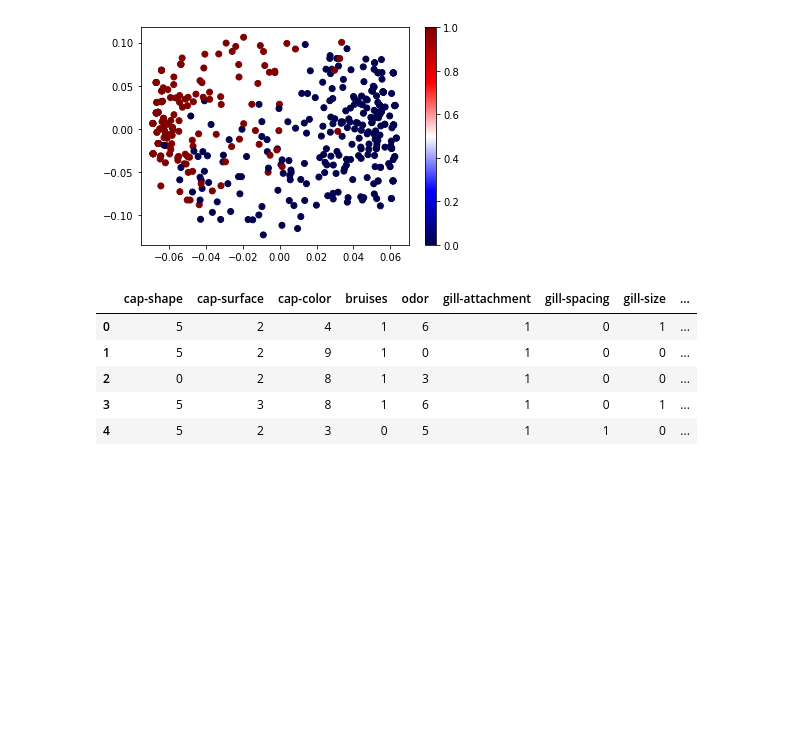
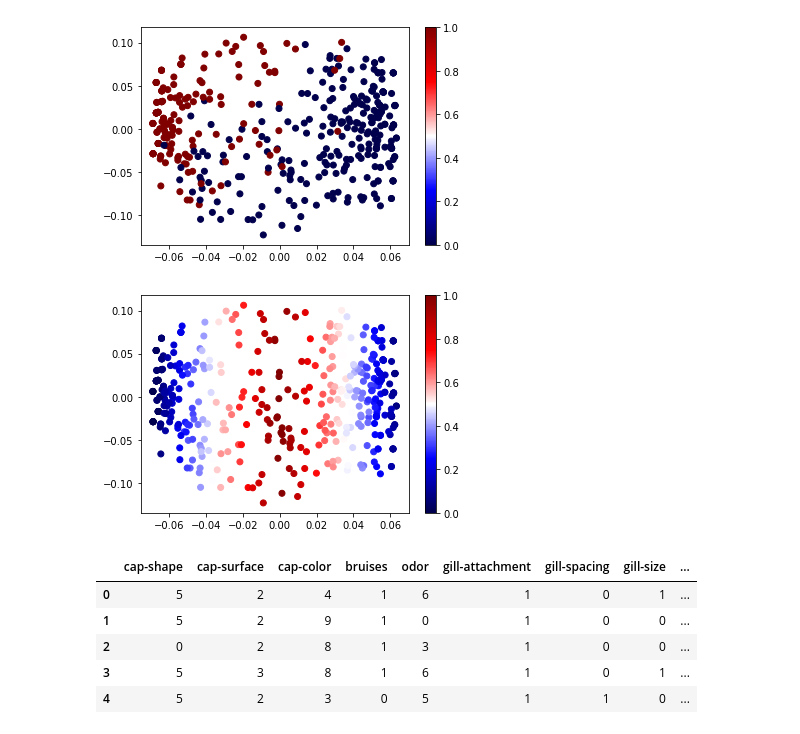
Before and after one commit to wetherc/sra, a Jupyter notebook: sra_demo.ipynb, the cells around one changed output. Drawn from its saved outputs; the diff is of its cells as text; code cells hidden in the pictures; blank space fills up the shorter version.

```diff
--- a/sra_demo.ipynb
+++ b/sra_demo.ipynb
@@ -132,6 +132,10 @@ eigens, anomaly_rank, mFLAG = sra(kernel)
 plot_clusters(eigens, affiliation.cat.codes)
 # %% [output]
 [figure]
+# %%
+plot_clusters(eigens, anomaly_rank)
+# %% [output]
+[figure, added]
 # %%
 data = pd.read_csv(
     'assets/agaricus-lepiota.data',
```
Also changed, not shown: parts of 1 cell of this notebook, 1 other file.
